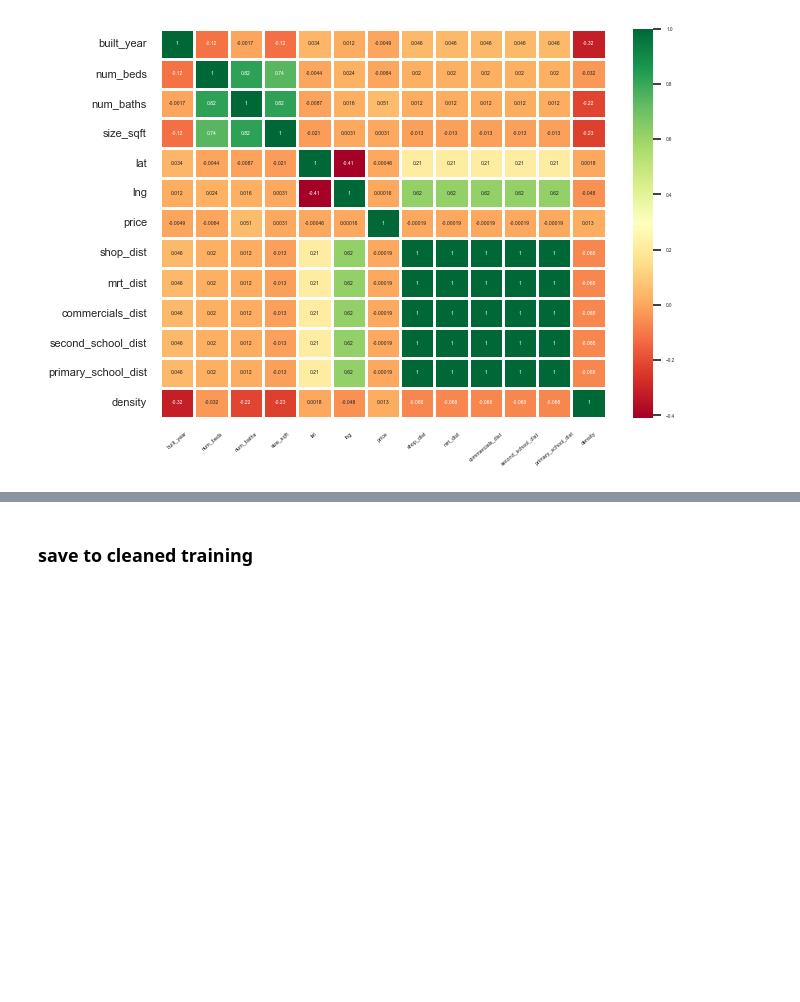
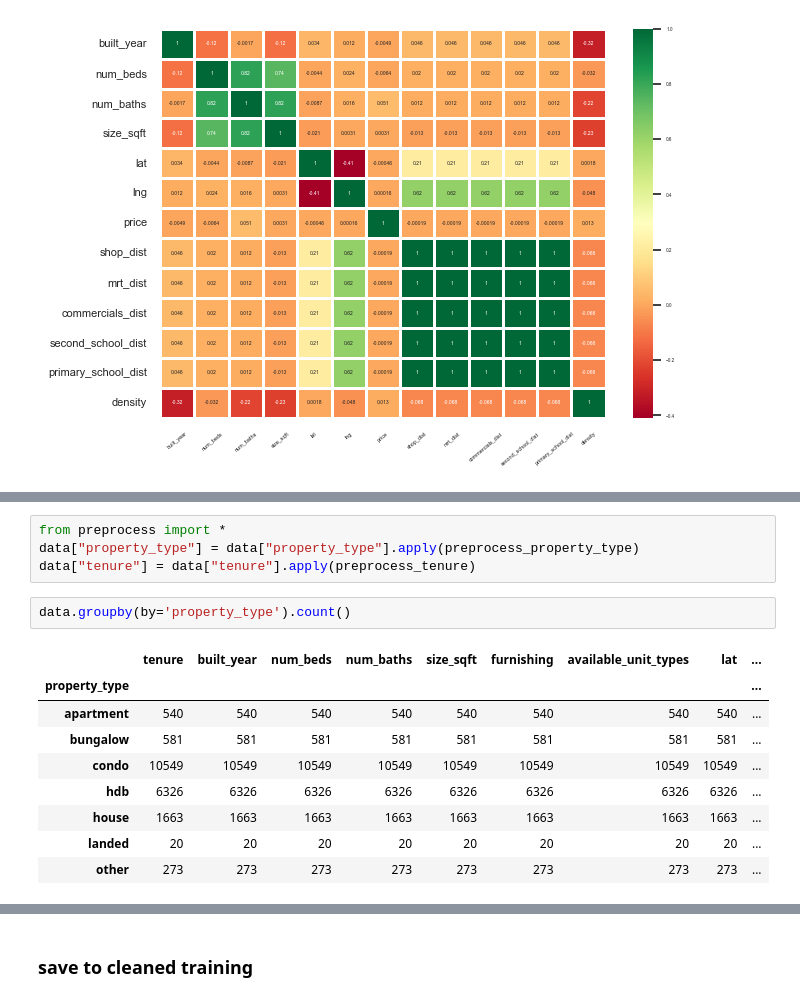
Before and after one commit to GaryGky/CS5228, a Jupyter notebook: Project/dataprocess.ipynb, the cells around one changed output, grey strips where cells are left out. Cells and saved outputs as stored; diff of their text form; blank space fills up the shorter version.

Commit message:
preprocess property_type and tenure

```diff
--- a/Project/dataprocess.ipynb
+++ b/Project/dataprocess.ipynb
@@ -259,3 +259,19 @@ data.head()
 | 2 | condo | freehold | 2022 | 4 | 6 | 3070 | partial | studio, 3, 4, 5, 6 br | ... |
 | 3 | condo | freehold | 2023 | 3 | 2 | 958 | partial | studio, 1, 2, 3, 4 br | ... |
 | 4 | condo | 99-year leasehold | 2026 | 2 | 1 | 732 | unspecified | studio, 1, 2, 3, 4, 5 br | ... |
+# %%
+from preprocess import *
+data["property_type"] = data["property_type"].apply(preprocess_property_type)
+data["tenure"] = data["tenure"].apply(preprocess_tenure)
+# %%
+data.groupby(by='property_type').count()
+# %% [output]
+|  | tenure | built_year | num_beds | num_baths | size_sqft | furnishing | available_unit_types | lat | ... |
+| property_type |  |  |  |  |  |  |  |  | ... |
+| apartment | 540 | 540 | 540 | 540 | 540 | 540 | 540 | 540 | ... |
+| bungalow | 581 | 581 | 581 | 581 | 581 | 581 | 581 | 581 | ... |
+| condo | 10549 | 10549 | 10549 | 10549 | 10549 | 10549 | 10549 | 10549 | ... |
+| hdb | 6326 | 6326 | 6326 | 6326 | 6326 | 6326 | 6326 | 6326 | ... |
+| house | 1663 | 1663 | 1663 | 1663 | 1663 | 1663 | 1663 | 1663 | ... |
+| landed | 20 | 20 | 20 | 20 | 20 | 20 | 20 | 20 | ... |
+| other | 273 | 273 | 273 | 273 | 273 | 273 | 273 | 273 | ... |
```
Also changed, not shown: parts of 4 cells of this notebook, 2 other files.
